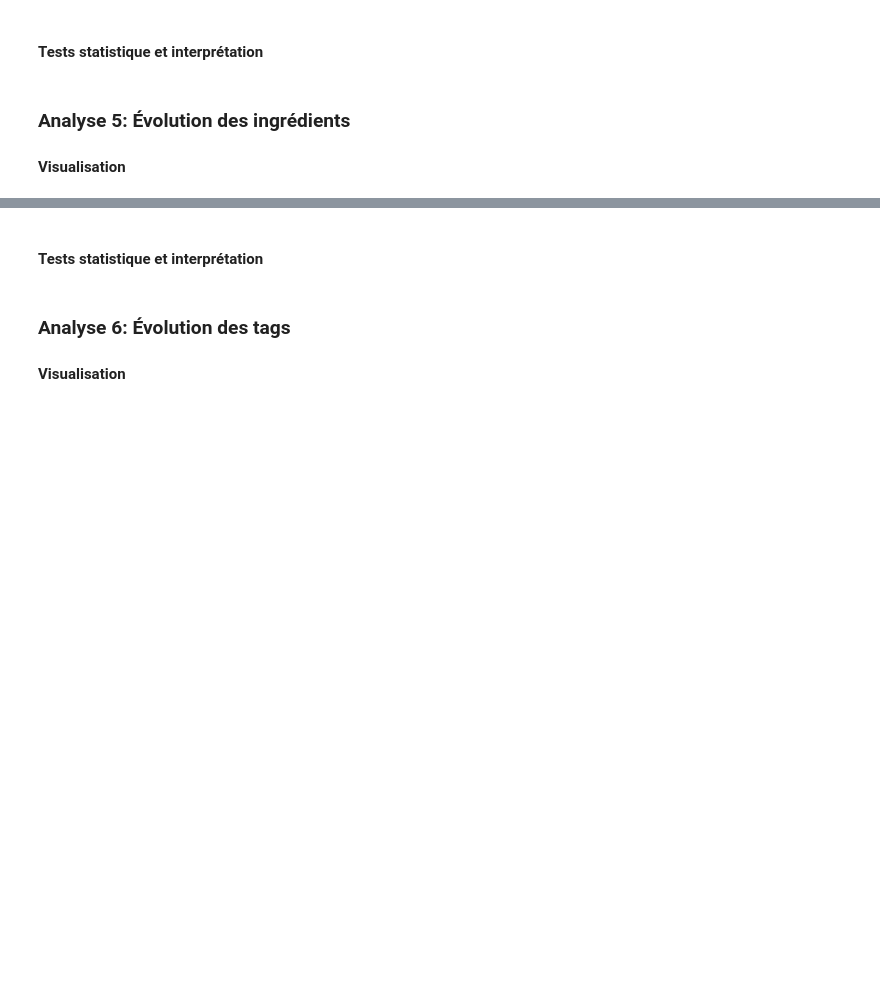
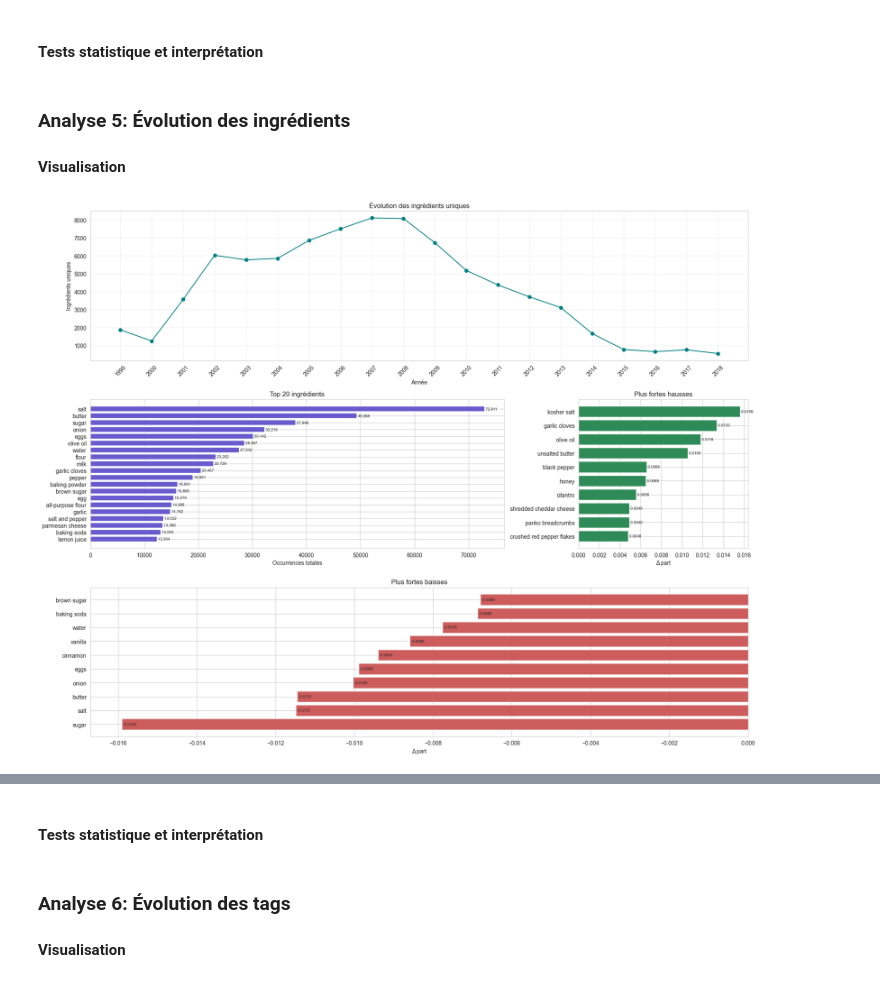
Before and after one commit to julienlafrance/backtothefuturekitchen, a Jupyter notebook: 00_eda/01_long_term/recipe/recipe_analysis_trendline.ipynb, the cells around one changed output, grey strips where cells are left out. Cells and saved outputs as stored; diff of their text form; code cells hidden in the pictures; blank space fills up the shorter version.

```diff
--- a/00_eda/01_long_term/recipe/recipe_analysis_trendline.ipynb
+++ b/00_eda/01_long_term/recipe/recipe_analysis_trendline.ipynb
@@ -366,3 +420,89 @@ plt.show()
 # %% [markdown]
 ### Analyse 5: Évolution des ingrédients
 #### Visualisation
+# %%
+# 📦 Analyse des ingrédients (version simplifiée fiable)
+import polars as pl, pandas as pd, numpy as np, matplotlib.pyplot as plt
+TOP_N = 20; N_VARIATIONS = 10; MIN_TOTAL_OCC = 50; NORMALIZE = True
+
+# Extraction pandas simple
+pdf = df.select(['year','ingredients']).to_pandas().copy()
+# Les listes sont des numpy.ndarray -> convertir en list pour explode robuste
+pdf['ingredients'] = pdf['ingredients'].apply(lambda x: list(x) if isinstance(x, (list, np.ndarray)) else ([] if pd.isna(x) else [x]))
+
+pdf = pdf.explode('ingredients')
+# Normalisation texte
+pdf['ingredient_norm'] = (pdf['ingredients'].astype(str)
+                          .str.lower()
+                          .str.strip())
+# Filtrage valeurs vides
+pdf = pdf[~pdf['ingredient_norm'].isin(['', 'none', 'nan'])]
+
+# Fréquences année / ingrédient
+freq_year_ing = (pdf.groupby(['year','ingredient_norm'])['ingredient_norm']
+                   .count().rename('count').reset_index())
+
+# Fréquence globale
+freq_global = (freq_year_ing.groupby('ingredient_norm')['count'].sum()
+               .reset_index().rename(columns={'count':'total_count'})
+               .sort_values('total_count', ascending=False))
+
+top_global = freq_global.head(TOP_N)
+
+# Ingrédients uniques par année
+unique_per_year = (freq_year_ing.groupby('year')['ingredient_norm']
+                   .nunique().reset_index().rename(columns={'ingredient_norm':'n_unique'}))
+
+if NORMALIZE:
+    year_totals = freq_year_ing.groupby('year')['count'].sum().reset_index().rename(columns={'count':'year_total'})
+    freq_year_ing = freq_year_ing.merge(year_totals, on='year')
+    freq_year_ing['share'] = freq_year_ing['count'] / freq_year_ing['year_total']
+
+metric_col = 'share' if NORMALIZE else 'count'
+min_year, max_year = int(freq_year_ing['year'].min()), int(freq_year_ing['year'].max())
+first_year_vals = freq_year_ing[freq_year_ing['year']==min_year][['ingredient_norm', metric_col]].rename(columns={metric_col:'val_first'})
+last_year_vals = freq_year_ing[freq_year_ing['year']==max_year][['ingredient_norm', metric_col]].rename(columns={metric_col:'val_last'})
+variation = pd.merge(first_year_vals, last_year_vals, on='ingredient_norm', how='outer').fillna(0)
+variation['delta'] = variation['val_last'] - variation['val_first']
+variation = variation.merge(freq_global, on='ingredient_norm', how='left')
+variation = variation[variation['total_count'] >= MIN_TOTAL_OCC]
+
+biggest_increase = variation.sort_values('delta', ascending=False).head(N_VARIATIONS)
+biggest_decrease = variation.sort_values('delta', ascending=True).head(N_VARIATIONS)
+
+# ----- VISUALISATIONS -----
+fig = plt.figure(figsize=(18,14))
+label_delta = 'Δ part' if NORMALIZE else 'Δ occurrences'
+# (1) uniques
+ax1 = plt.subplot2grid((3,3),(0,0), colspan=3)
+ax1.plot(unique_per_year['year'], unique_per_year['n_unique'], marker='o', color='teal')
+ax1.set_title("Évolution des ingrédients uniques"); ax1.set_xlabel('Année'); ax1.set_ylabel('Ingrédients uniques'); ax1.grid(True, alpha=0.3)
+ax1.set_xticks(unique_per_year['year']); ax1.set_xticklabels(unique_per_year['year'], rotation=45)
+# (2) top global
+ax2 = plt.subplot2grid((3,3),(1,0), colspan=2)
+_top_df = top_global.iloc[::-1]
+ax2.barh(_top_df['ingredient_norm'], _top_df['total_count'], color='slateblue')
+ax2.set_title(f'Top {TOP_N} ingrédients'); ax2.set_xlabel('Occurrences totales')
+for i,v in enumerate(_top_df['total_count']): ax2.text(v,i,f' {v:,}', va='center', fontsize=7)
+# (3) hausses
+ax3 = plt.subplot2grid((3,3),(1,2))
+inc_pd = biggest_increase.sort_values('delta')
+ax3.barh(inc_pd['ingredient_norm'], inc_pd['delta'], color='seagreen')
+ax3.set_title('Plus fortes hausses'); ax3.set_xlabel(label_delta)
+for i,v in enumerate(inc_pd['delta']): ax3.text(v,i,f" {v:.4f}" if NORMALIZE else f" {int(v)}", va='center', fontsize=7)
+# (4) baisses
+ax4 = plt.subplot2grid((3,3),(2,0), colspan=3)
+dec_pd = biggest_decrease.sort_values('delta')
+ax4.barh(dec_pd['ingredient_norm'], dec_pd['delta'], color='indianred')
+ax4.set_title('Plus fortes baisses'); ax4.set_xlabel(label_delta)
+for i,v in enumerate(dec_pd['delta']): ax4.text(v,i,f" {v:.4f}" if NORMALIZE else f" {int(v)}", va='center', fontsize=7)
+plt.tight_layout(); plt.show()
+
+print(f"Années comparées: {min_year}→{max_year} | Normalisation={NORMALIZE} | Filtre total ≥ {MIN_TOTAL_OCC}")
+print('\nTop 5 hausses:'); print(biggest_increase.head(5)[['ingredient_norm','delta']])
+print('\nTop 5 baisses:'); print(biggest_decrease.head(5)[['ingredient_norm','delta']])
+
+# Exposer DataFrames
+ing_top_global_df = top_global.copy(); ing_variation_df = variation.copy()
+# %% [output]
+[figure, added]
```
Also changed, not shown: parts of 14 cells of this notebook, 2 other files.
